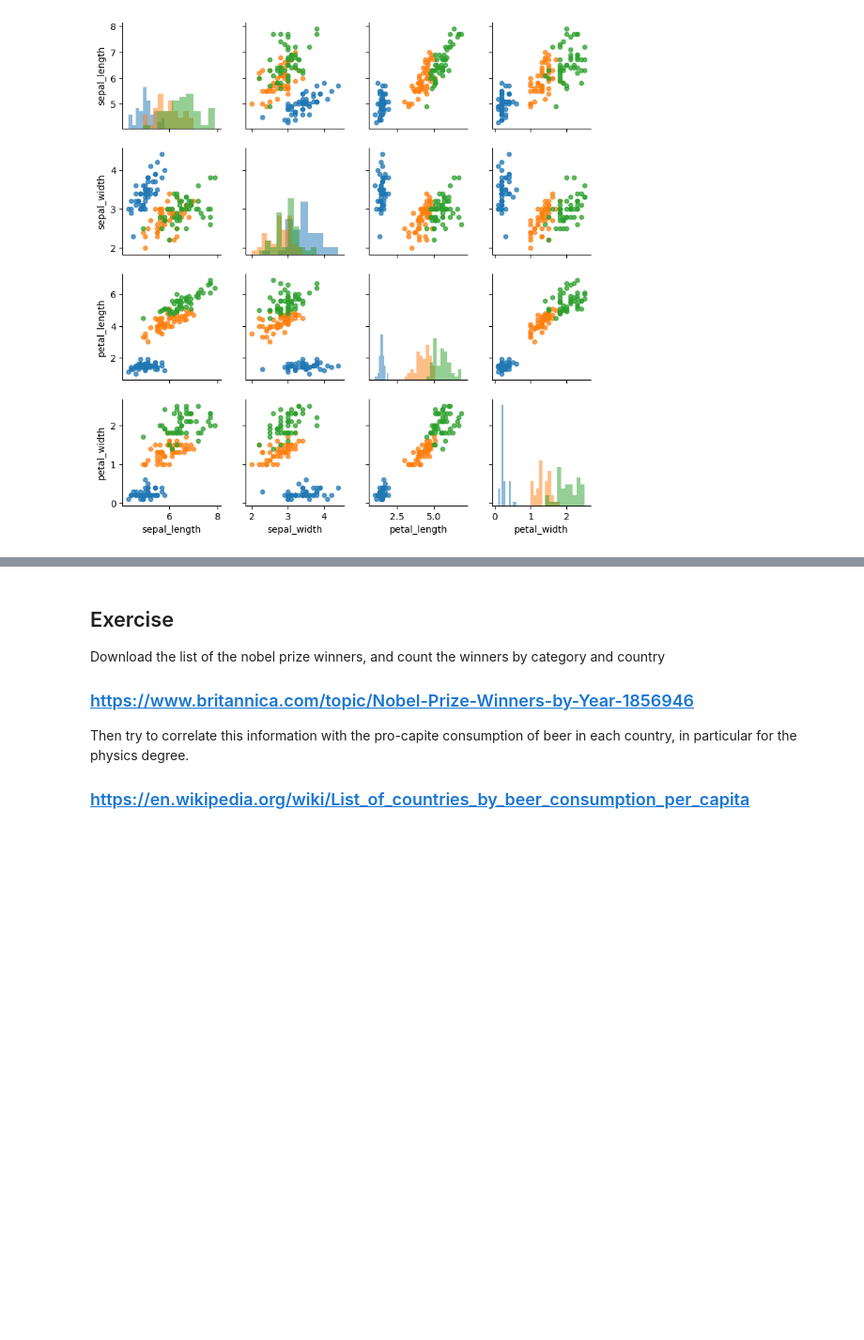
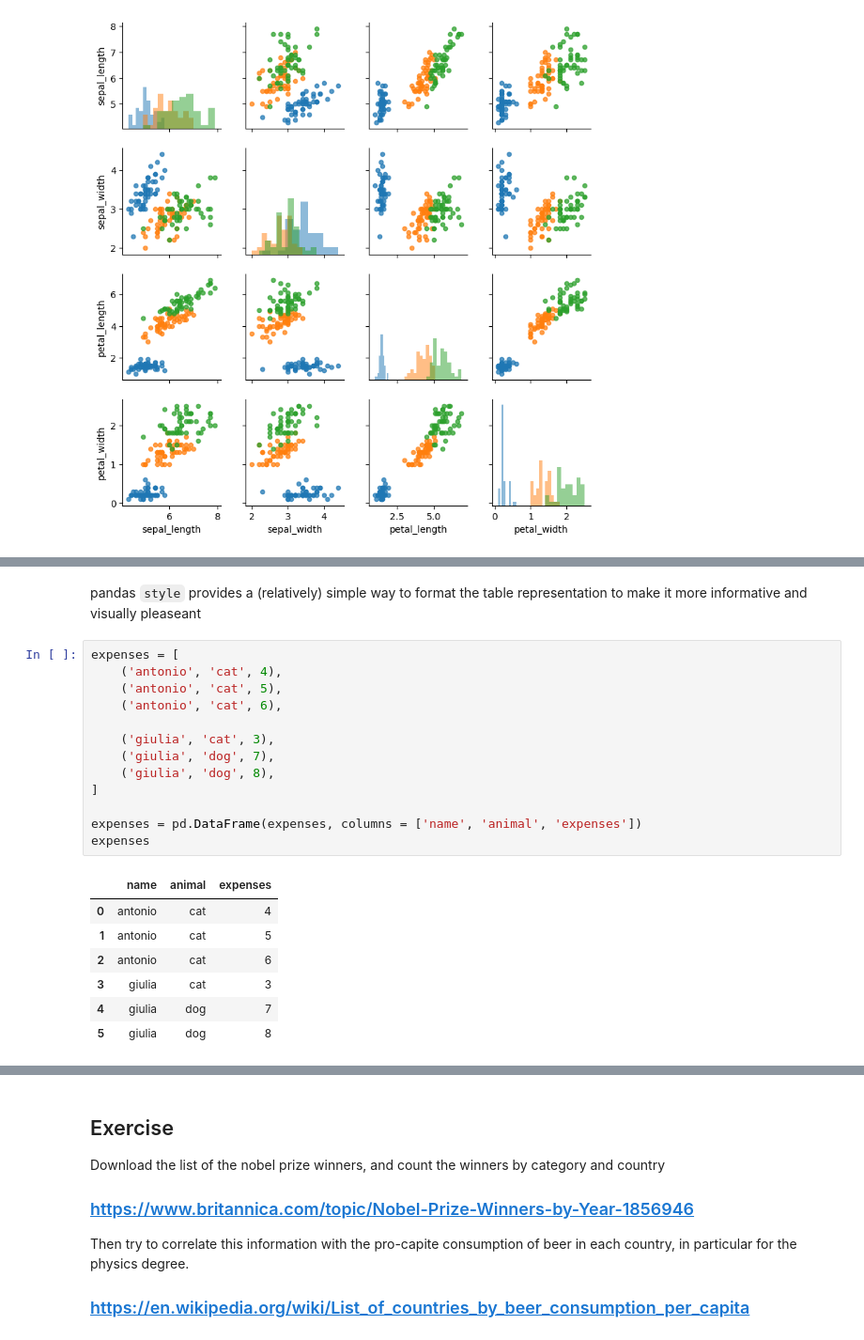
Before and after one commit to UniboDIFABiophysics/programmingCourseDIFA, a Jupyter notebook: Lesson_09_DataFrame_and_Pandas.ipynb, the cells around one changed output, grey strips where cells are left out. Shown at 94% size. Saved outputs shown, nothing was run; the diff lists cells and outputs as text; blank space fills up the shorter version.

Commit message:
Added an explaination of export format and styling

```diff
--- a/Lesson_09_DataFrame_and_Pandas.ipynb
+++ b/Lesson_09_DataFrame_and_Pandas.ipynb
@@ -1233,0 +1328,23 @@ g.map_offdiag(plt.scatter, alpha=0.75, s=20);
+# %% [markdown]
+pandas `style` provides a (relatively) simple way to format the table representation to make it more informative and visually pleaseant
+# %%
+expenses = [
+    ('antonio', 'cat', 4),
+    ('antonio', 'cat', 5),
+    ('antonio', 'cat', 6),
+
+    ('giulia', 'cat', 3),
+    ('giulia', 'dog', 7),
+    ('giulia', 'dog', 8),
+]
+
+expenses = pd.DataFrame(expenses, columns = ['name', 'animal', 'expenses'])
+expenses
+# %% [output]
+|  | name | animal | expenses |
+| 0 | antonio | cat | 4 |
+| 1 | antonio | cat | 5 |
+| 2 | antonio | cat | 6 |
+| 3 | giulia | cat | 3 |
+| 4 | giulia | dog | 7 |
+| 5 | giulia | dog | 8 |
```
Also changed, not shown: parts of 13 cells of this notebook, 3 other files.
